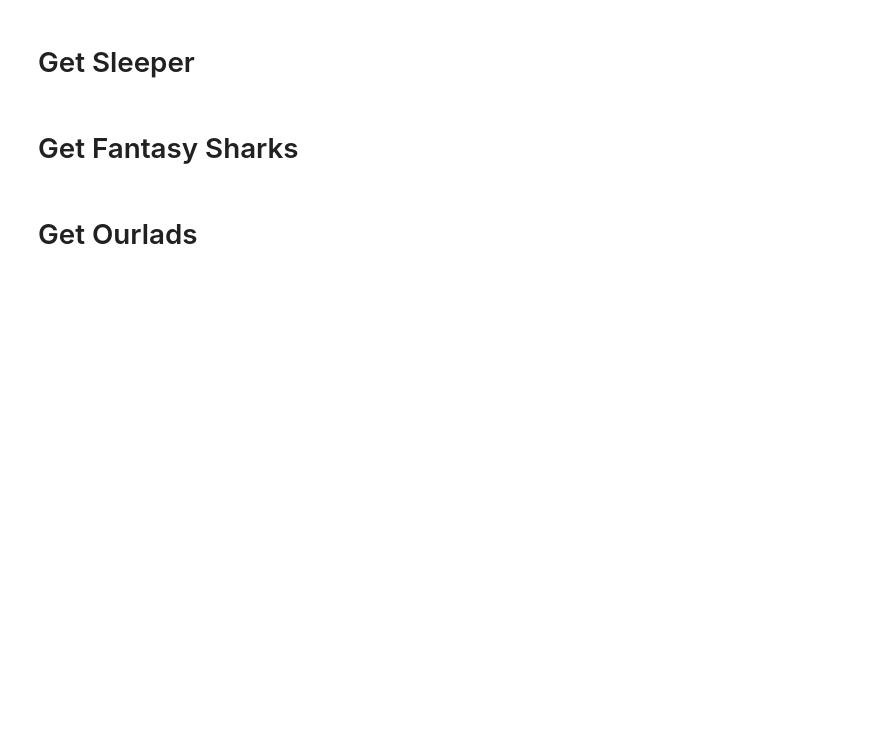
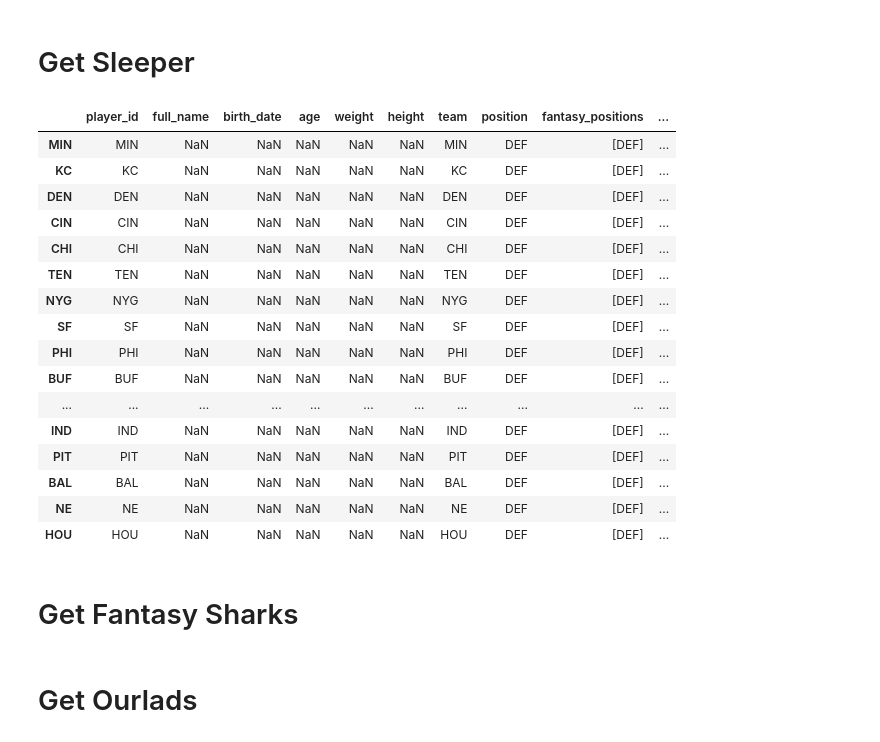
Before and after one commit to travisdharry/2023FNFL, a Jupyter notebook: updateData.ipynb, the cells around one changed output. Drawn from its saved outputs; the diff is of its cells as text; code cells hidden in the pictures; blank space fills up the shorter version.

```diff
--- a/updateData.ipynb
+++ b/updateData.ipynb
@@ -40,22 +24,41 @@ ids = ids[['full_name', 'player_id', 'id_sharks', 'id_ourlads']]
 # %%
 def processPlayers():
     # Use requests_html to get players since sleeper-py seems to be broken here
     session = HTMLSession()
     r = session.get('https://api.sleeper.app/v1/players/nfl')
     df = pd.DataFrame(json.loads(r.html.html)).T
     df = df[[
         'player_id', 'full_name','birth_date','age','weight', 'height',
         'team','position','fantasy_positions','depth_chart_order','depth_chart_position',
         'status', 'injury_status','injury_notes','injury_start_date', 'practice_participation', 'practice_description',
         'years_exp',
         'active',
     ]]
     df = df.loc[df['position'].isin(['QB','RB','WR','TE','K','P','DEF'])]
     df.loc[df['position'].isin(['P', 'K']), 'position'] = 'PK'
+    df.loc[df['position']=='DEF', 'full_name'] = df.loc[df['position']=='DEF', 'team']
     return df
 
 # Get info on all players
 players = processPlayers()
+# %% [output]
+|  | player_id | full_name | birth_date | age | weight | height | team | position | fantasy_positions | ... |
+| MIN | MIN | NaN | NaN | NaN | NaN | NaN | MIN | DEF | [DEF] | ... |
+| KC | KC | NaN | NaN | NaN | NaN | NaN | KC | DEF | [DEF] | ... |
+| DEN | DEN | NaN | NaN | NaN | NaN | NaN | DEN | DEF | [DEF] | ... |
+| CIN | CIN | NaN | NaN | NaN | NaN | NaN | CIN | DEF | [DEF] | ... |
+| CHI | CHI | NaN | NaN | NaN | NaN | NaN | CHI | DEF | [DEF] | ... |
+| TEN | TEN | NaN | NaN | NaN | NaN | NaN | TEN | DEF | [DEF] | ... |
+| NYG | NYG | NaN | NaN | NaN | NaN | NaN | NYG | DEF | [DEF] | ... |
+| SF | SF | NaN | NaN | NaN | NaN | NaN | SF | DEF | [DEF] | ... |
+| PHI | PHI | NaN | NaN | NaN | NaN | NaN | PHI | DEF | [DEF] | ... |
+| BUF | BUF | NaN | NaN | NaN | NaN | NaN | BUF | DEF | [DEF] | ... |
+| ... | ... | ... | ... | ... | ... | ... | ... | ... | ... | ... |
+| IND | IND | NaN | NaN | NaN | NaN | NaN | IND | DEF | [DEF] | ... |
+| PIT | PIT | NaN | NaN | NaN | NaN | NaN | PIT | DEF | [DEF] | ... |
+| BAL | BAL | NaN | NaN | NaN | NaN | NaN | BAL | DEF | [DEF] | ... |
+| NE | NE | NaN | NaN | NaN | NaN | NaN | NE | DEF | [DEF] | ... |
+| HOU | HOU | NaN | NaN | NaN | NaN | NaN | HOU | DEF | [DEF] | ... |
 # %% [markdown]
 # Get Fantasy Sharks
 # %%
```
Also changed, not shown: parts of 29 cells of this notebook, 4 other files.
